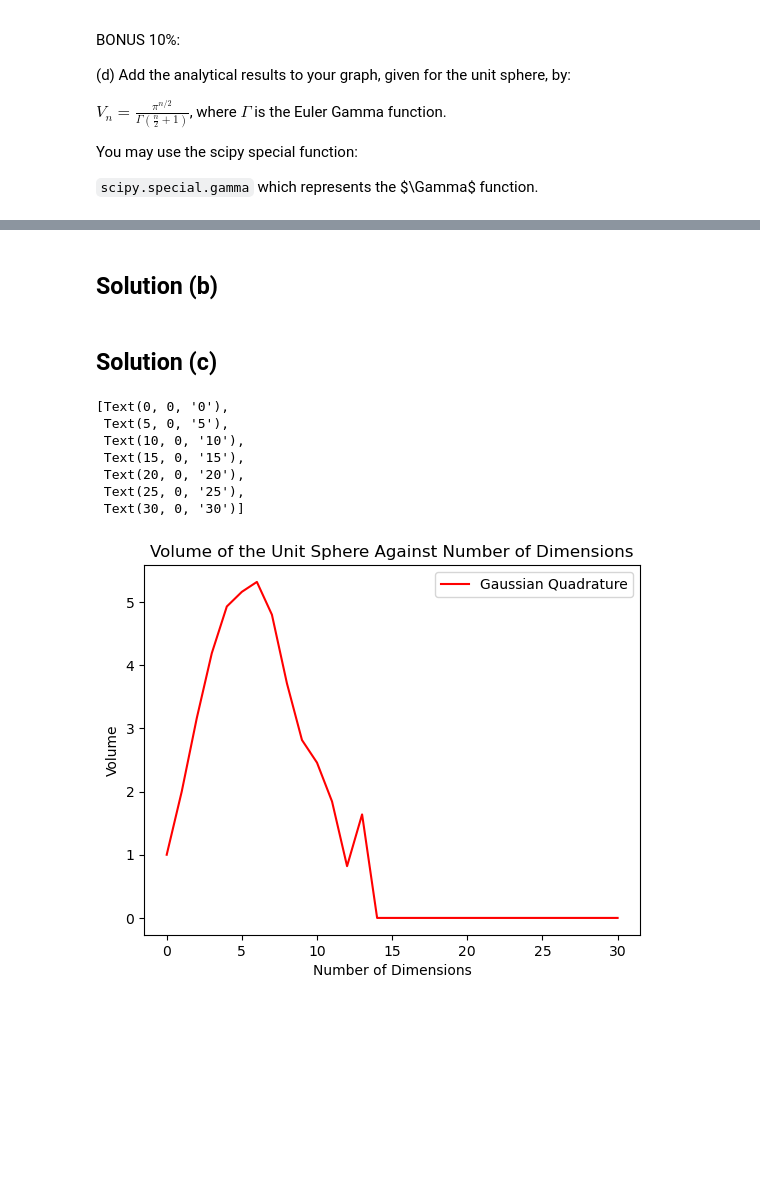
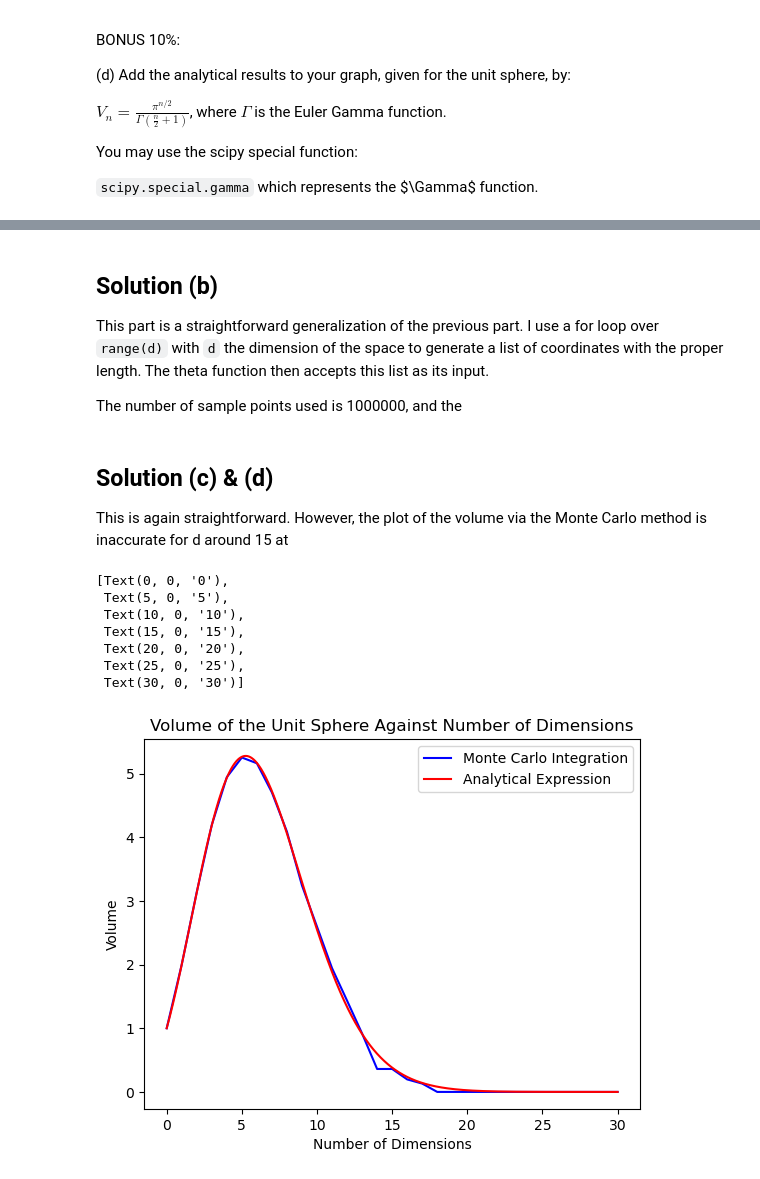
Before and after one commit to mgarwacke/Computational-Physics, a Jupyter notebook: Exercise5.1.ipynb, the cells around one changed output, grey strips where cells are left out. Drawn from its saved outputs; the diff is of its cells as text; code cells hidden in the pictures; blank space fills up the shorter version.

````diff
--- a/Exercise5.1.ipynb
+++ b/Exercise5.1.ipynb
@@ -64,5 +68,9 @@ print(volume)
 # %% [markdown]
 ## Solution (b)
+
+This part is a straightforward generalization of the previous part. I use a for loop over ```range(d)``` with ```d``` the dimension of the space to generate a list of coordinates with the proper length. The theta function then accepts this list as its input.
+
+The number of sample points used is 1000000, and the
 # %%
 def theta(coordinates): # takes a list of coordinates, returns 1 if the point is within the n-sphere and returns 0 if else
     distance = 0
@@ -80,34 +88,40 @@ def volume(d, N): # calculates the volume of a d-sphere via Monte Carlo integrat
         for xi in range(d):
             coordinates.append(random.random()) # generates a coordinate between 0 and 1
         sum = sum + theta(coordinates)
-    volume = 2**d*sum/N
+    volume = 2**d*sum/N # each additional dimension introduces a factor of two to account for the two halves of the axis
     return volume
 
 results = [] # will hold the volumes of the first 30 n-balls in order of increasing n
 for n in range(31):
-    results.append(volume(n,10000))
+    results.append(volume(n,1000000))
 # %% [markdown]
-## Solution (c)
+## Solution (c) & (d)
+
+This is again straightforward. However, the plot of the volume via the Monte Carlo method is inaccurate for d around 15 at
 # %%
 from matplotlib import pyplot as plt
 
 numbers = [0,5,10,15,20,25,30]
 
 fig, axes = plt.subplots() # creates the plot axes
 
-axes.plot(range(31), results, color='red', label='Gaussian Quadrature')
+x = np.linspace(0,30,1000)
+analytic = np.pi**(x/2)/gamma(x/2+1)
+
+axes.plot(range(31), results, color='blue', label='Monte Carlo Integration')
+axes.plot(x, analytic, color='red', label='Analytical Expression')
 axes.legend()
 axes.set_title("Volume of the Unit Sphere Against Number of Dimensions")
 axes.set_xlabel("Number of Dimensions")
 axes.set_ylabel("Volume")
 axes.set_xticks(numbers)
 axes.set_xticklabels(numbers)
 # %% [output]
 [Text(0, 0, '0'),
  Text(5, 0, '5'),
  Text(10, 0, '10'),
  Text(15, 0, '15'),
  Text(20, 0, '20'),
  Text(25, 0, '25'),
  Text(30, 0, '30')]
-[figure, old version]
+[figure, new version]
````
Also changed, not shown: parts of 2 cells of this notebook.
